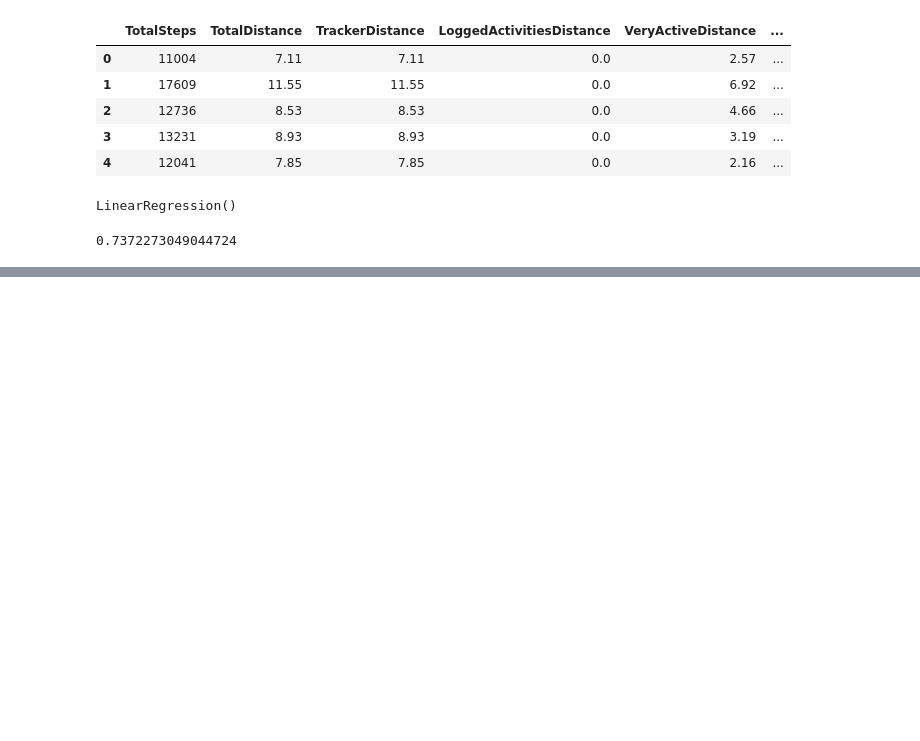
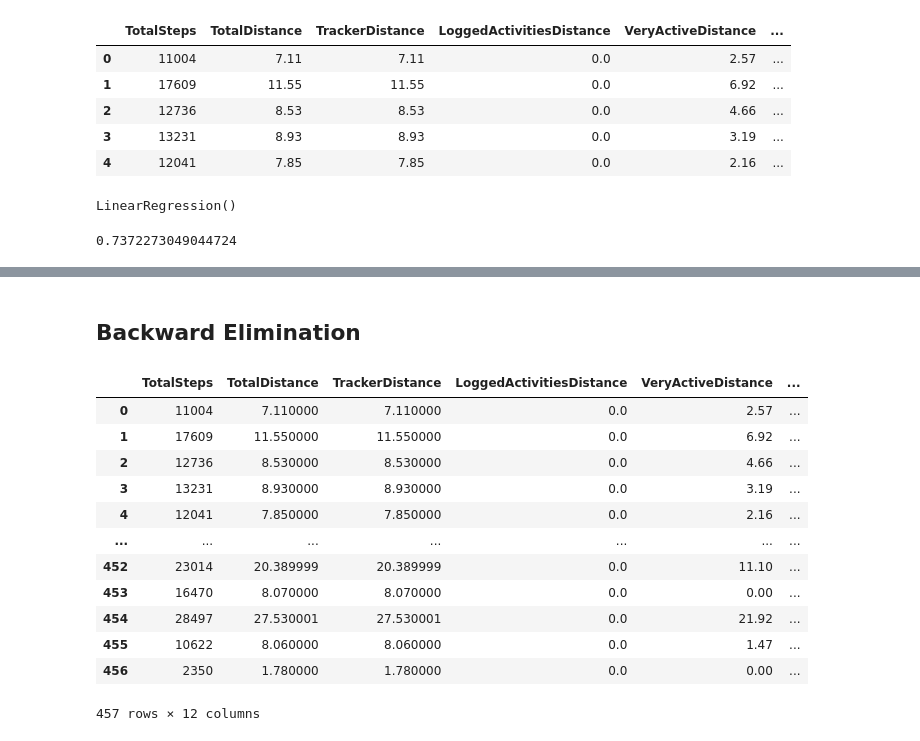
Before and after one commit to sandeepsharma1190/ML-Student, a Jupyter notebook: notebook 9:30/Multi linear 9_30 02052023.ipynb, the cells around one changed output, grey strips where cells are left out. Cells and saved outputs as stored; diff of their text form; code cells hidden in the pictures; blank space fills up the shorter version.

```diff
--- a/notebook 9:30/Multi linear 9_30 02052023.ipynb
+++ b/notebook 9:30/Multi linear 9_30 02052023.ipynb
@@ -44,0 +223,18 @@ r2_score(y_test, pred)
+# %% [markdown]
+## Backward Elimination
+# %%
+X
+# %% [output]
+|  | TotalSteps | TotalDistance | TrackerDistance | LoggedActivitiesDistance | VeryActiveDistance | ... |
+| 0 | 11004 | 7.110000 | 7.110000 | 0.0 | 2.57 | ... |
+| 1 | 17609 | 11.550000 | 11.550000 | 0.0 | 6.92 | ... |
+| 2 | 12736 | 8.530000 | 8.530000 | 0.0 | 4.66 | ... |
+| 3 | 13231 | 8.930000 | 8.930000 | 0.0 | 3.19 | ... |
+| 4 | 12041 | 7.850000 | 7.850000 | 0.0 | 2.16 | ... |
+| ... | ... | ... | ... | ... | ... | ... |
+| 452 | 23014 | 20.389999 | 20.389999 | 0.0 | 11.10 | ... |
+| 453 | 16470 | 8.070000 | 8.070000 | 0.0 | 0.00 | ... |
+| 454 | 28497 | 27.530001 | 27.530001 | 0.0 | 21.92 | ... |
+| 455 | 10622 | 8.060000 | 8.060000 | 0.0 | 1.47 | ... |
+| 456 | 2350 | 1.780000 | 1.780000 | 0.0 | 0.00 | ... |
+457 rows × 12 columns
```
Also changed, not shown: parts of 35 cells of this notebook, 1 other file.
